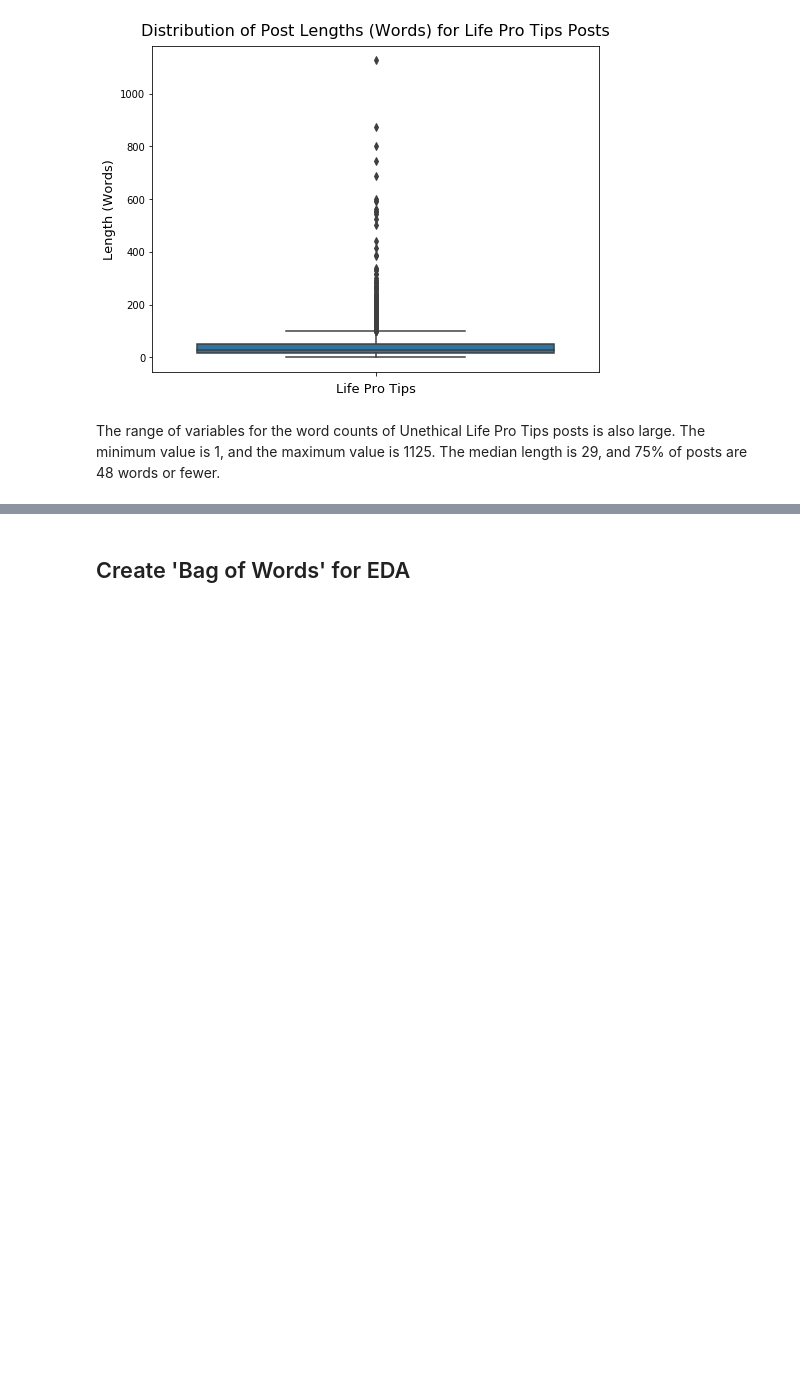
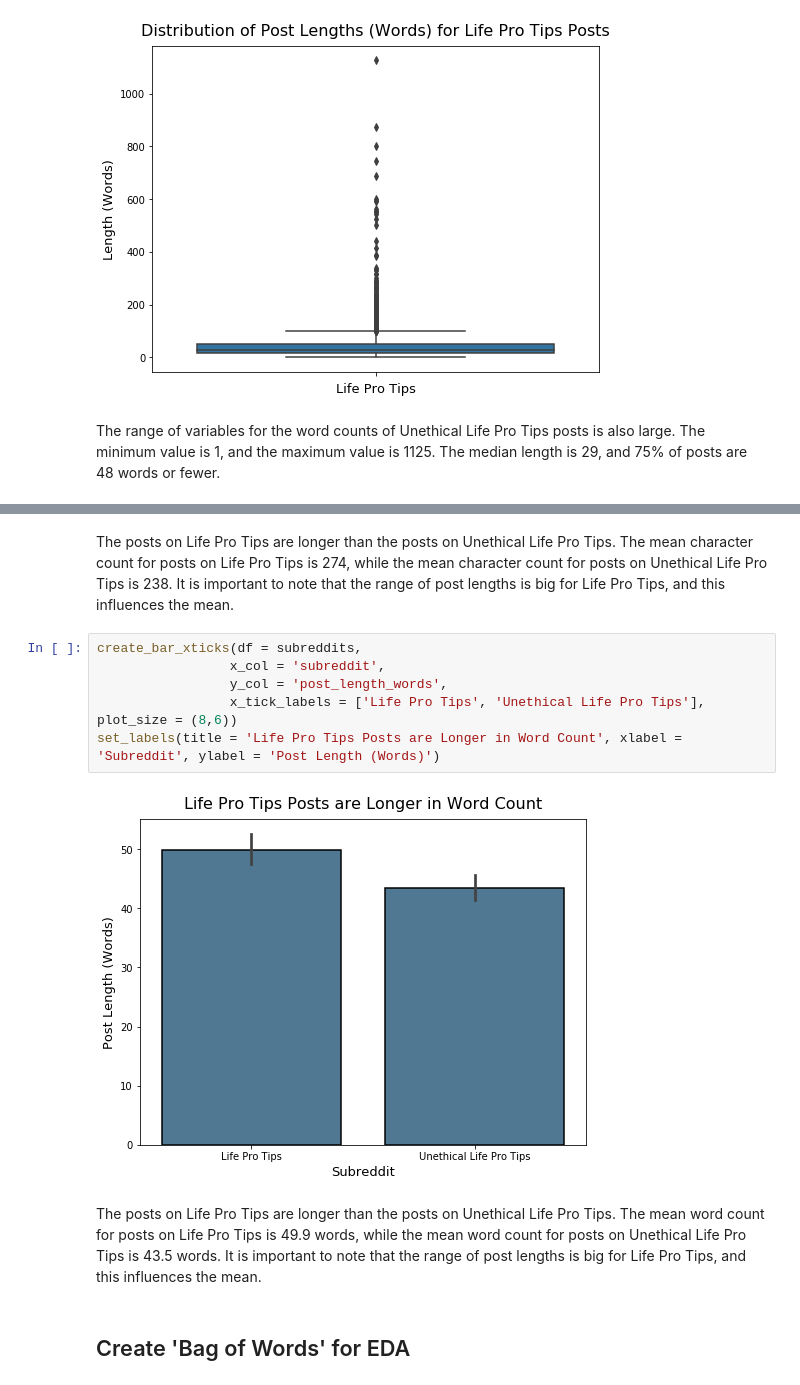
Before and after one commit to jlu90/Subreddit-Classification, a Jupyter notebook: code/04-EDA.ipynb, the cells around one changed output, grey strips where cells are left out. Drawn from its saved outputs; the diff is of its cells as text; blank space fills up the shorter version.

```diff
--- a/code/04-EDA.ipynb
+++ b/code/04-EDA.ipynb
@@ -162,3 +183,15 @@ The range of variables for the word counts of Unethical Life Pro Tips posts is a
+# %% [markdown]
+The posts on Life Pro Tips are longer than the posts on Unethical Life Pro Tips. The mean character count for posts on Life Pro Tips is 274, while the mean character count for posts on Unethical Life Pro Tips is 238. It is important to note that the range of post lengths is big for Life Pro Tips, and this influences the mean.
+# %%
+create_bar_xticks(df = subreddits,
+                 x_col = 'subreddit',
+                 y_col = 'post_length_words',
+                 x_tick_labels = ['Life Pro Tips', 'Unethical Life Pro Tips'], plot_size = (8,6))
+set_labels(title = 'Life Pro Tips Posts are Longer in Word Count', xlabel = 'Subreddit', ylabel = 'Post Length (Words)')
+# %% [output]
+[figure, added]
+# %% [markdown]
+The posts on Life Pro Tips are longer than the posts on Unethical Life Pro Tips. The mean word count for posts on Life Pro Tips is 49.9 words, while the mean word count for posts on Unethical Life Pro Tips is 43.5 words. It is important to note that the range of post lengths is big for Life Pro Tips, and this influences the mean.
 # %% [markdown]
 ## Create 'Bag of Words' for EDA
 # %%
```
Also changed, not shown: parts of 20 cells of this notebook, 3 other files.
